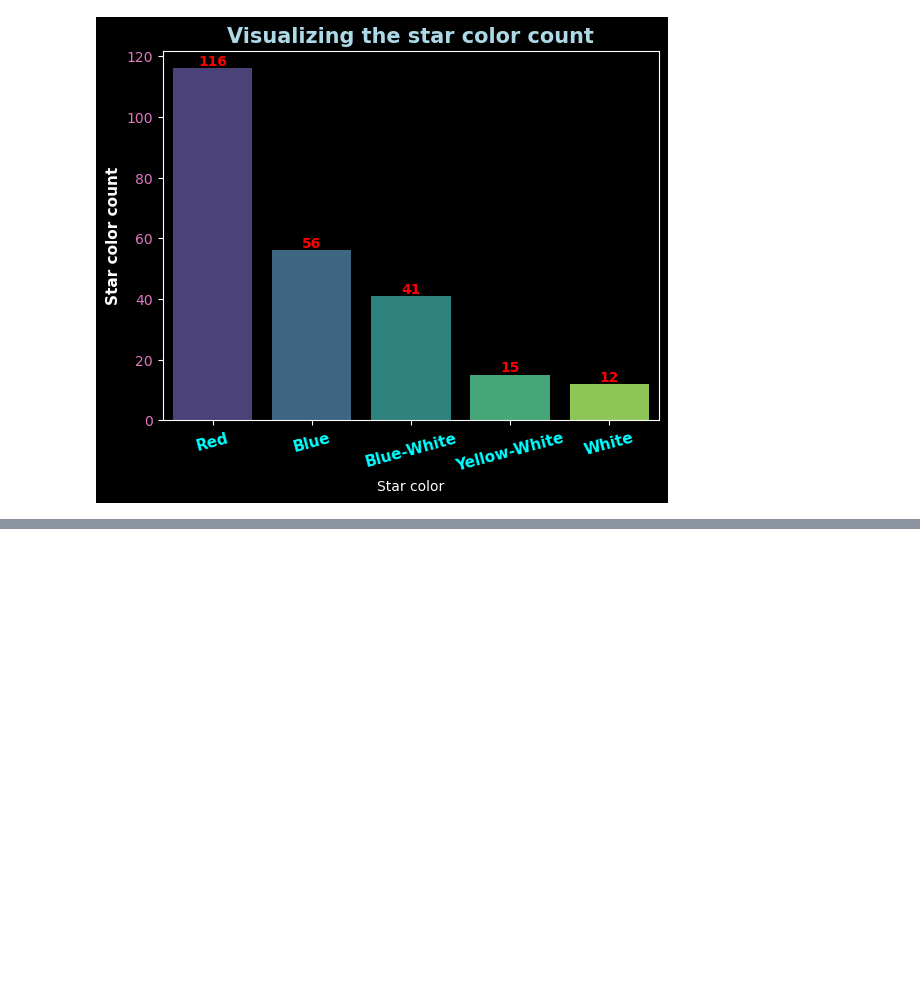
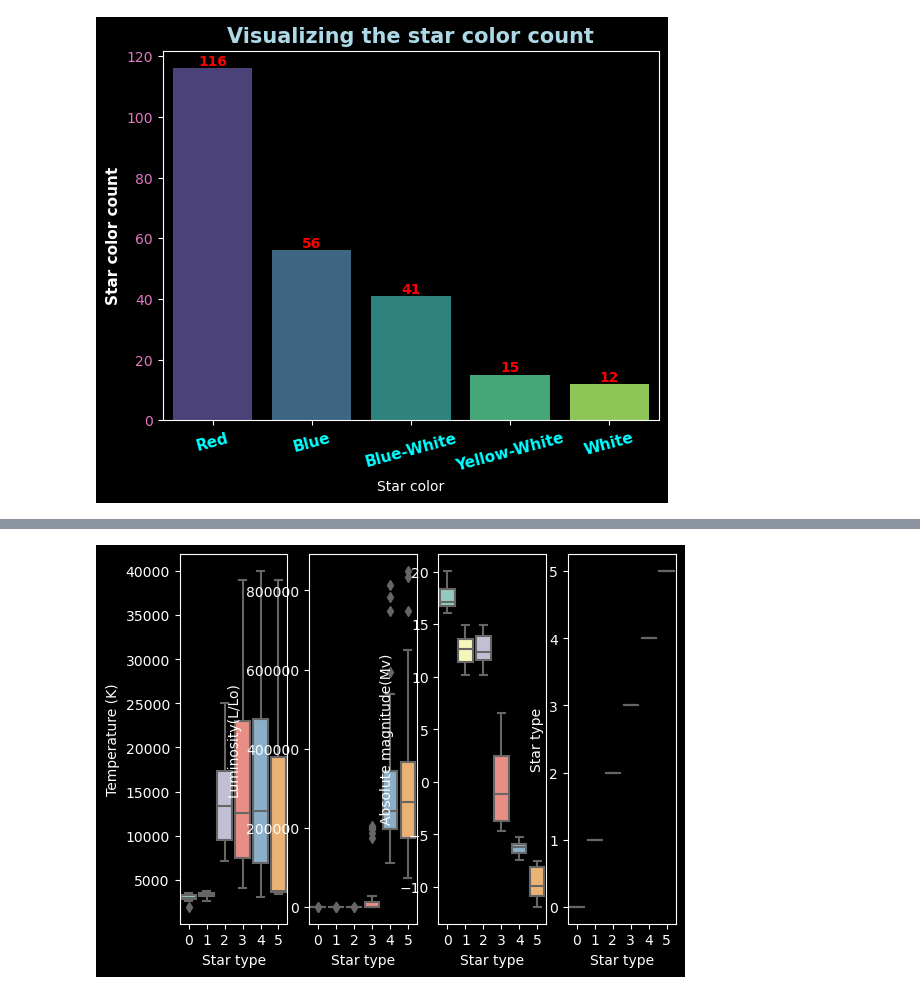
Before and after one commit to elmhrkshy/AstronomicalDataViz, a Jupyter notebook: Astronomical_Data_Viz.ipynb, the cells around one changed output, grey strips where cells are left out. Cells and saved outputs as stored; diff of their text form; code cells hidden in the pictures; blank space fills up the shorter version.

```diff
--- a/Astronomical_Data_Viz.ipynb
+++ b/Astronomical_Data_Viz.ipynb
@@ -269,0 +331,16 @@ plt.show()
+# %%
+plt.subplot(1,4,1)
+sns.boxplot(x=star_df['Star type'], y=star_df.iloc[:,0])
+
+plt.subplot(1,4,2)
+sns.boxplot(x=star_df['Star type'], y=star_df.iloc[:,1])
+
+plt.subplot(1,4,3)
+sns.boxplot(x=star_df['Star type'], y=star_df.iloc[:,3])
+
+plt.subplot(1,4,4)
+sns.boxplot(x=star_df['Star type'], y=star_df.iloc[:,4])
+
+plt.show()
+# %% [output]
+[figure, added]
```
Also changed, not shown: parts of 14 cells of this notebook, 3 other files.
